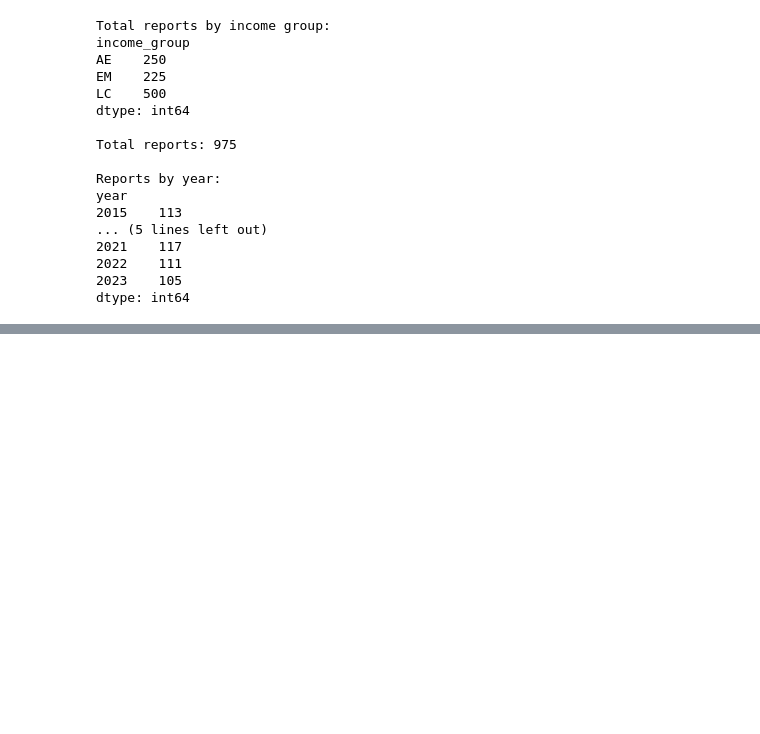
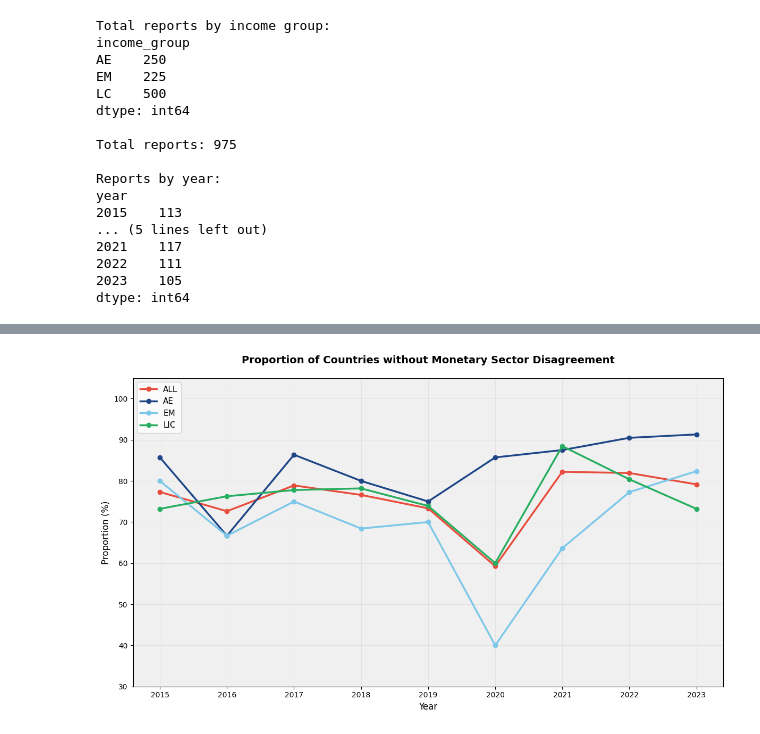
Before and after one commit to johnsonice/Fund_ISR, a Jupyter notebook: src/Traction/post_estimate_analysis/data_vis.ipynb, the cells around one changed output, grey strips where cells are left out. Saved outputs shown, nothing was run; the diff lists cells and outputs as text; code cells hidden in the pictures; blank space fills up the shorter version.

```diff
--- a/src/Traction/post_estimate_analysis/data_vis.ipynb
+++ b/src/Traction/post_estimate_analysis/data_vis.ipynb
@@ -111,0 +239,35 @@ dtype: int64
+# %%
+# Create line plot
+fig, ax = plt.subplots(figsize=(12, 7))
+
+# Define colors matching the image - AE and EM now more distinct
+colors = {
+    'ALL': '#E74C3C',   # Red
+    'AE': '#1F4788',    # Dark Blue
+    'EM': '#7DC8E8',    # Cyan/Sky Blue
+    'LIC': '#27AE60'    # Green
+}
+
+# Plot each line
+for group in ['ALL', 'AE', 'EM', 'LIC']:
+    ax.plot(prop_df.index, prop_df[group],
+            marker='o', linewidth=2.5, markersize=6,
+            label=group, color=colors[group])
+
+# Formatting
+ax.set_xlabel('Year', fontsize=12)
+ax.set_ylabel('Proportion (%)', fontsize=12)
+ax.set_title('Proportion of Countries without Monetary Sector Disagreement',
+             fontsize=14, fontweight='bold', pad=20)
+ax.legend(loc='upper left', fontsize=11, frameon=True)
+ax.set_xticks(years)
+ax.set_xticklabels(years, rotation=0)
+ax.set_ylim(30, 105)
+ax.grid(True, alpha=0.3, linestyle='-', linewidth=0.5)
+ax.set_axisbelow(True)
+ax.set_facecolor('#F0F0F0')
+
+plt.tight_layout()
+plt.show()
+# %% [output]
+[figure, added]
```
Also changed, not shown: parts of 5 cells of this notebook, 3 other files.
